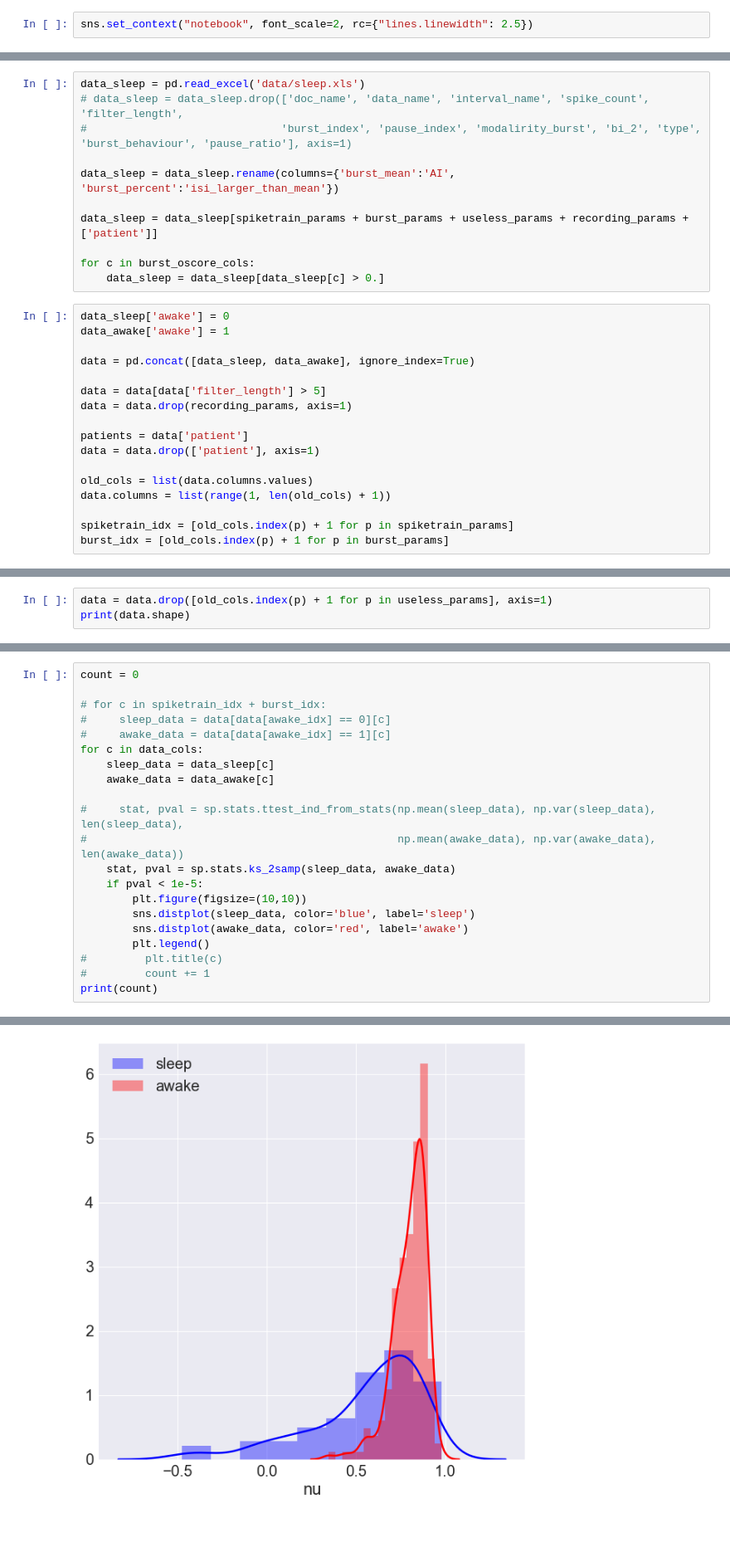
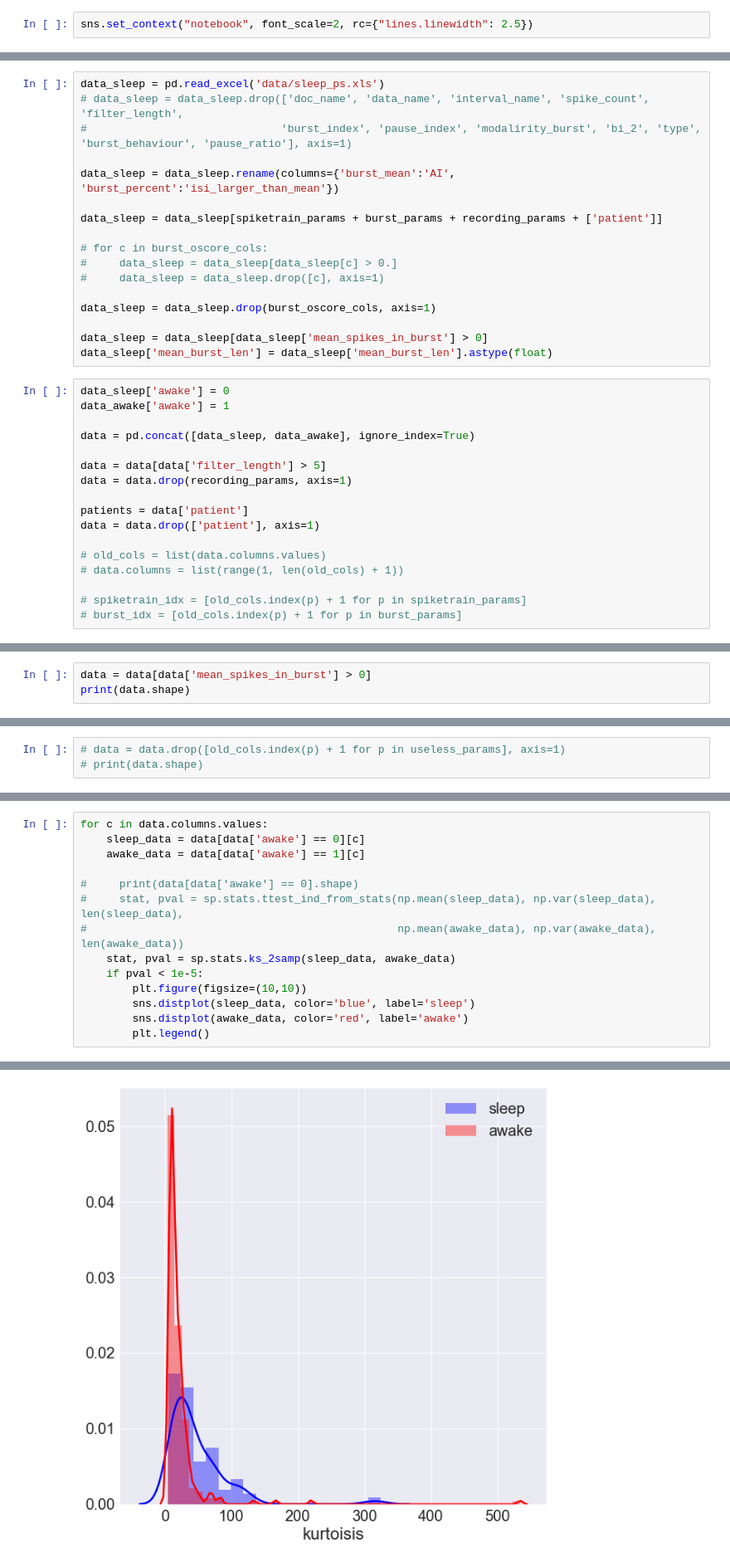
Before and after one commit to Vlad0922/neurophysiology, a Jupyter notebook: awake_vs_sleep/compare_sleep_spontan.ipynb, the cells around one changed output, grey strips where cells are left out. Shown at 83% size. Drawn from its saved outputs; the diff is of its cells as text; blank space fills up the shorter version.

```diff
--- a/awake_vs_sleep/compare_sleep_spontan.ipynb
+++ b/awake_vs_sleep/compare_sleep_spontan.ipynb
@@ -50,14 +60,20 @@ for c in burst_oscore_cols:
 # %%
-data_sleep = pd.read_excel('data/sleep.xls')
+data_sleep = pd.read_excel('data/sleep_ps.xls')
 # data_sleep = data_sleep.drop(['doc_name', 'data_name', 'interval_name', 'spike_count', 'filter_length',
 #                              'burst_index', 'pause_index', 'modalirity_burst', 'bi_2', 'type', 'burst_behaviour', 'pause_ratio'], axis=1)
 
 data_sleep = data_sleep.rename(columns={'burst_mean':'AI', 'burst_percent':'isi_larger_than_mean'})
 
-data_sleep = data_sleep[spiketrain_params + burst_params + useless_params + recording_params + ['patient']]
+data_sleep = data_sleep[spiketrain_params + burst_params + recording_params + ['patient']]
 
-for c in burst_oscore_cols:
-    data_sleep = data_sleep[data_sleep[c] > 0.]
+# for c in burst_oscore_cols:
+#     data_sleep = data_sleep[data_sleep[c] > 0.]
+#     data_sleep = data_sleep.drop([c], axis=1)
+
+data_sleep = data_sleep.drop(burst_oscore_cols, axis=1)
+
+data_sleep = data_sleep[data_sleep['mean_spikes_in_burst'] > 0]
+data_sleep['mean_burst_len'] = data_sleep['mean_burst_len'].astype(float)
 # %%
 data_sleep['awake'] = 0
 data_awake['awake'] = 1
@@ -70,8 +86,8 @@ data = data.drop(recording_params, axis=1)
 patients = data['patient']
 data = data.drop(['patient'], axis=1)
 
-old_cols = list(data.columns.values)
-data.columns = list(range(1, len(old_cols) + 1))
+# old_cols = list(data.columns.values)
+# data.columns = list(range(1, len(old_cols) + 1))
 
-spiketrain_idx = [old_cols.index(p) + 1 for p in spiketrain_params]
-burst_idx = [old_cols.index(p) + 1 for p in burst_params]
+# spiketrain_idx = [old_cols.index(p) + 1 for p in spiketrain_params]
+# burst_idx = [old_cols.index(p) + 1 for p in burst_params]
@@ -82,0 +94,3 @@ array([ 1,  2,  3,  4,  5,  6,  7,  8,  9, 10, 11, 12, 13, 14, 15, 16, 17,
+# %%
+data = data[data['mean_spikes_in_burst'] > 0]
+print(data.shape)
@@ -83,3 +99,3 @@ array([ 1,  2,  3,  4,  5,  6,  7,  8,  9, 10, 11, 12, 13, 14, 15, 16, 17,
 # %%
-data = data.drop([old_cols.index(p) + 1 for p in useless_params], axis=1)
-print(data.shape)
+# data = data.drop([old_cols.index(p) + 1 for p in useless_params], axis=1)
+# print(data.shape)
@@ -199,13 +211,9 @@ data_cols = spiketrain_params + burst_params + useless_params
 # %%
-count = 0
+for c in data.columns.values:
+    sleep_data = data[data['awake'] == 0][c]
+    awake_data = data[data['awake'] == 1][c]
 
-# for c in spiketrain_idx + burst_idx:
-#     sleep_data = data[data[awake_idx] == 0][c]
-#     awake_data = data[data[awake_idx] == 1][c]
-for c in data_cols:
-    sleep_data = data_sleep[c]
-    awake_data = data_awake[c]
-
+#     print(data[data['awake'] == 0].shape)
 #     stat, pval = sp.stats.ttest_ind_from_stats(np.mean(sleep_data), np.var(sleep_data), len(sleep_data),
 #                                                np.mean(awake_data), np.var(awake_data), len(awake_data))
     stat, pval = sp.stats.ks_2samp(sleep_data, awake_data)
@@ -214,7 +222,4 @@ for c in data_cols:
         sns.distplot(sleep_data, color='blue', label='sleep')
         sns.distplot(awake_data, color='red', label='awake')
         plt.legend()
-#         plt.title(c)
-#         count += 1
-print(count)
 # %% [output]
@@ -228 +232 @@ print(count)
-[figure, old version]
+[figure, new version]
```
Also changed, not shown: parts of 24 cells of this notebook, 2 other files.
